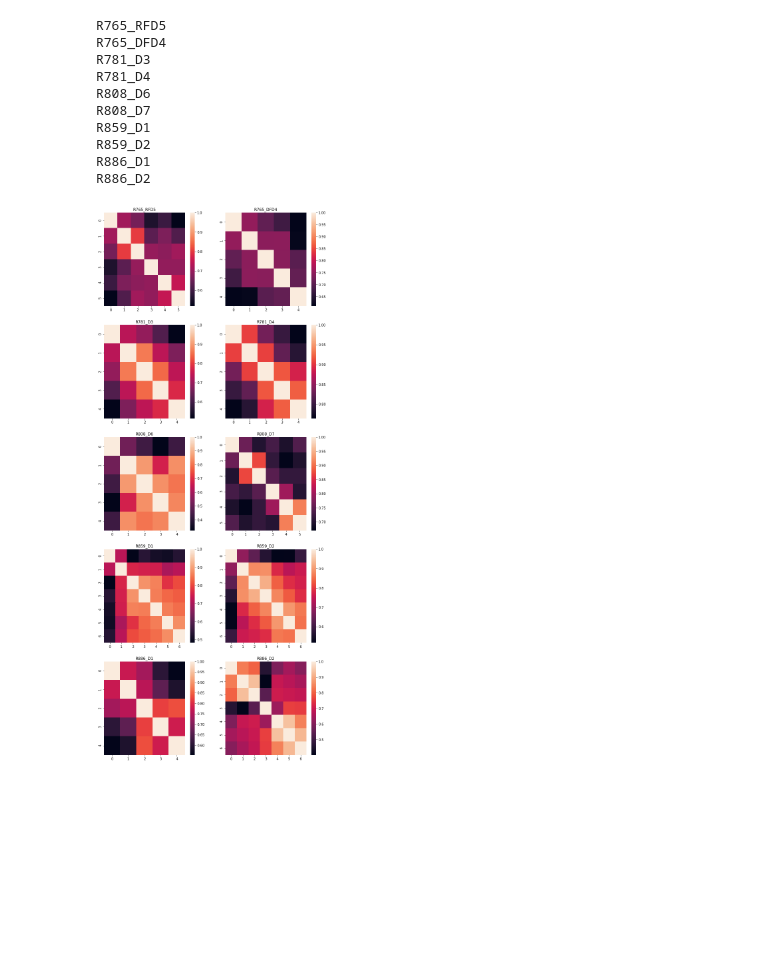
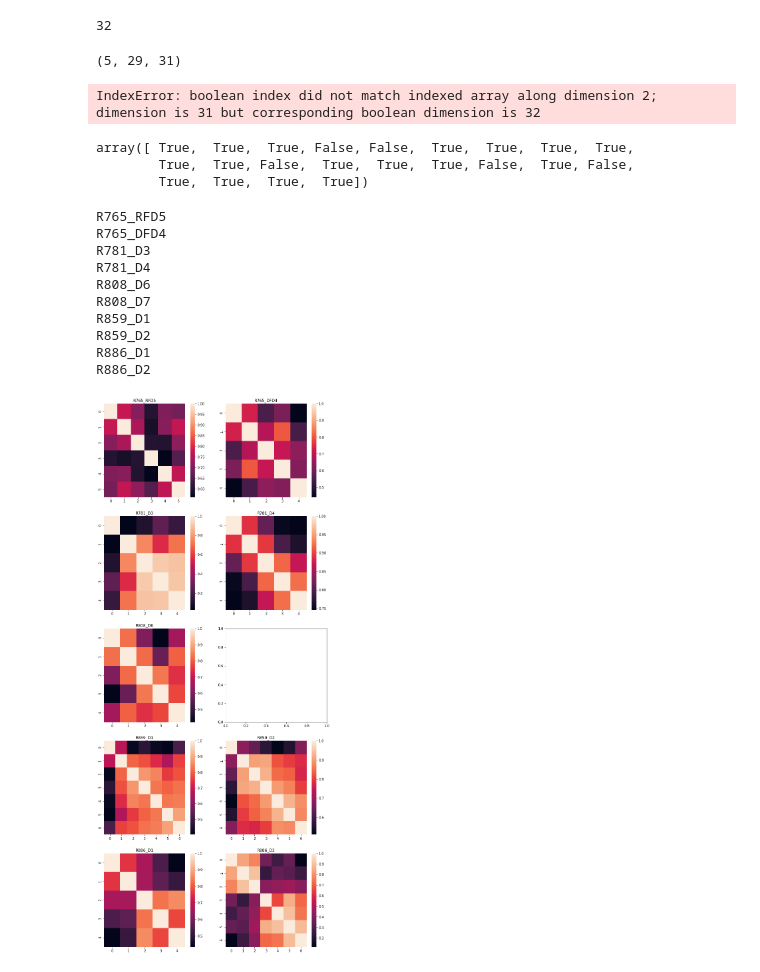
Before and after one commit to whock3/ratterdam, a Jupyter notebook: maanasa/CODES/2022_05_26_pv_correlation.ipynb, the cells around one changed output. Saved outputs shown, nothing was run; the diff lists cells and outputs as text; code cells hidden in the pictures; blank space fills up the shorter version.

```diff
--- a/maanasa/CODES/2022_05_26_pv_correlation.ipynb
+++ b/maanasa/CODES/2022_05_26_pv_correlation.ipynb
@@ -31,3 +31,8 @@ import RateMapClass_William_20190308 as RateMapClass
 import ratterdam_RepetitionCoreFx as CoreFx
 import confounds as direction
 import newAlleyBounds as bounds2
+# %%
+rat = 'R859'
+day = 'D2'
+anorm = np.load(store_dir + rat + '_' + day + '_time_alley_neur_normalized_.npy')
+np.shape(anorm)
@@ -34,7 +45,27 @@ import newAlleyBounds as bounds2
+# %%
+len(repeating_cells)
+# %% [output]
+32
+# %%
+np.shape(anorm)
+# %% [output]
+(5, 29, 31)
+# %%
+anorm[:,:, repeating_cells]
+# %% [output]
+IndexError: boolean index did not match indexed array along dimension 2; dimension is 31 but corresponding boolean dimension is 32
+# %%
+~np.array(repeating_cells)
+# %% [output]
+array([ True,  True,  True, False, False,  True,  True,  True,  True,
+        True,  True, False,  True,  True,  True, False,  True, False,
+        True,  True,  True,  True])
 # %%
 ## Changes in representation with time
 ## Population vector correlation heatmaps
 ## x and y axis - time windows
+
+rep_nonrep = 'rep' ## 'nonrep' ## 'both'
 
 ## Reading in file with all data
 file = open('../DATA/20220405-124315_superPopulationRepetition.pickle','rb')
@@ -48,53 +79,68 @@ fig, axs = plt.subplots(5,2, figsize = (12,30))
 num_cells = []
 all_rats = list(alldat.keys())
 figy = 0
 for rat in all_rats:
     all_days = list(alldat[rat].keys())
     figx = 0
     for day in all_days:
         day_neur = rat + '_' + day
         print(day_neur)
         anorm = np.load(store_dir + rat + '_' + day + '_time_alley_neur_normalized_.npy')
         anorm[anorm == np.inf] = np.NaN
 
+        repeating_cells = []
+        all_cells = alldat[rat][day]['units'].keys()
+        for each_cell in all_cells:
+            data = alldat[rat][day]['units'][each_cell]
+            if data.repeating == True:
+                repeating_cells.append(True)
+            else:
+                repeating_cells.append(False)
+
+        if rep_nonrep == 'rep':
+            anorm = anorm[:,:, repeating_cells]
+        elif rep_nonrep == 'nonrep':
+            anorm = anorm[:,:, ~np.array(repeating_cells)]
+
+
         ## excluding interneurons
         exclude_only = np.nanmean(anorm, axis = (0,1))> interneuron_thresh
         exclude_only= exclude_only*(np.sum(np.nanmean(anorm, axis = 0)>interneuron_thresh, axis = 0)>interneuron_num_alleys)
         include_only = ~exclude_only
         anorm = anorm[:,:, include_only]
 
-
-        corr_plot = np.zeros((len(anorm), len(anorm)))
-        for i in range(0, len(anorm)):
-            for j in range(0, len(anorm)):
-                if True not in np.isnan(anorm[i]) and True not in np.isnan(anorm[j]) and i!=j:
-                    corr_plot[i,j] = scipy.stats.pearsonr(anorm[i].flatten(),anorm[j].flatten())[0]
-                    if i>=j:
-                        all_delta_corr[abs(i-j)].append(corr_plot[i,j])
-                else:
-                    no_na_i = ~np.isnan(anorm[i].flatten())
-                    no_na_j = ~np.isnan(anorm[j].flatten())
-                    no_na = no_na_i*no_na_j
-                    corr_plot[i,j] = scipy.stats.pearsonr(anorm[i].flatten()[no_na],anorm[j].flatten()[no_na])[0]
-                    if i>=j:
-                        all_delta_corr[abs(i-j)].append(corr_plot[i,j])
-        sb.heatmap(corr_plot, ax = axs[figy, figx])
-        axs[figy, figx].set_title(rat + '_' + day)
-        ##plt.show()
-        figx = figx + 1
+        if np.shape(anorm)[2]!=0:
+            corr_plot = np.zeros((len(anorm), len(anorm)))
+            for i in range(0, len(anorm)):
+                for j in range(0, len(anorm)):
+                    if True not in np.isnan(anorm[i]) and True not in np.isnan(anorm[j]) and i!=j:
+                        corr_plot[i,j] = scipy.stats.pearsonr(anorm[i].flatten(),anorm[j].flatten())[0]
+                        if i>=j:
+                            all_delta_corr[abs(i-j)].append(corr_plot[i,j])
+                    else:
+                        no_na_i = ~np.isnan(anorm[i].flatten())
+                        no_na_j = ~np.isnan(anorm[j].flatten())
+                        no_na = no_na_i*no_na_j
+                        corr_plot[i,j] = scipy.stats.pearsonr(anorm[i].flatten()[no_na],anorm[j].flatten()[no_na])[0]
+                        if i>=j:
+                            all_delta_corr[abs(i-j)].append(corr_plot[i,j])
+            sb.heatmap(corr_plot, ax = axs[figy, figx])
+            axs[figy, figx].set_title(rat + '_' + day)
+            ##plt.show()
+            figx = figx + 1
     figy = figy + 1
 # %% [output]
 R765_RFD5
 R765_DFD4
 R781_D3
 R781_D4
 R808_D6
 R808_D7
 R859_D1
 R859_D2
 R886_D1
 R886_D2
-[figure, old version]
+[figure, new version]
 # %%
 ## plots a single figure showing drop in population-vector correlation with increasing time difference
 
```
Also changed, not shown: parts of 6 cells of this notebook.
